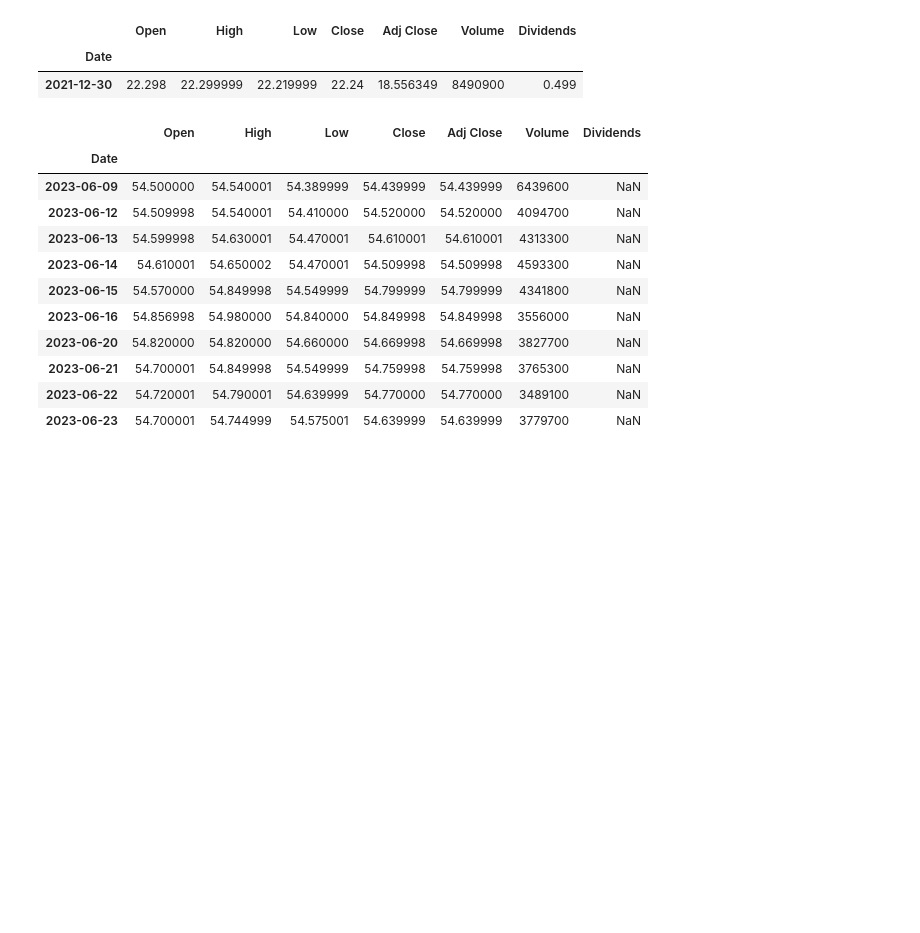
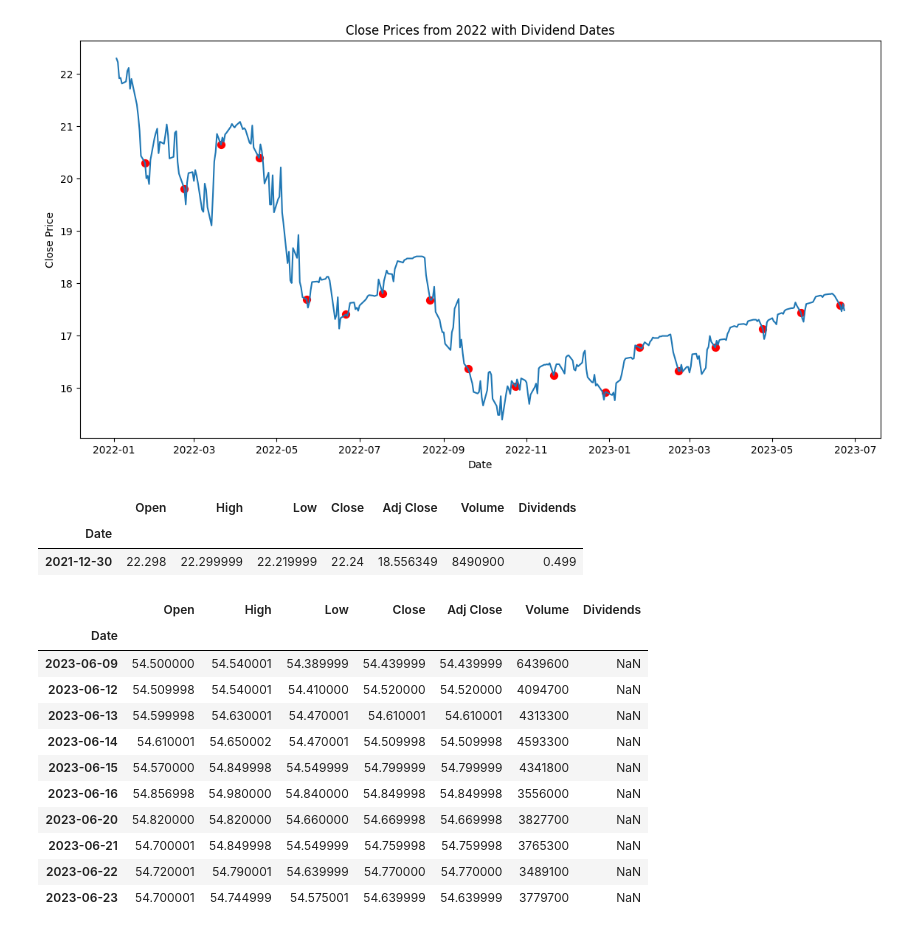
Before and after one commit to tourbut/FinTour, a Jupyter notebook: 배당주분석/qyld.ipynb, the cells around one changed output. Drawn from its saved outputs; the diff is of its cells as text; code cells hidden in the pictures; blank space fills up the shorter version.

```diff
--- a/배당주분석/qyld.ipynb
+++ b/배당주분석/qyld.ipynb
@@ -30,3 +29,26 @@ ax2 = plt.plot(qyld['Dividends'], color="red", label="Dividends",marker='o')
+# %%
+# Filter data from 2022-01-01
+df_qyld_2022 = qyld[qyld['Date'] >= '2022-01-01']
+
+# Find dates with dividends
+dividend_dates_2022 = df_qyld_2022[df_qyld_2022['Dividends'].notna()]['Date']
+
+# Plot close prices
+plt.figure(figsize=(14, 7))
+plt.plot(df_qyld_2022['Date'], df_qyld_2022['Close'])
+
+# Add larger red dots for dividend dates
+for date in dividend_dates_2022:
+    close_value = df_qyld_2022[df_qyld_2022['Date'] == date]['Close'].values
+    if close_value.size > 0:
+        plt.scatter(date, close_value[0], color='red', s=50)
+
+plt.title('Close Prices from 2022 with Dividend Dates')
+plt.xlabel('Date')
+plt.ylabel('Close Price')
+plt.show()
+# %% [output]
+[figure, added]
 # %%
 qyld[qyld['Dividends'] >= 0.4]
 # %% [output]
```
Also changed, not shown: parts of 2 cells of this notebook, 2 other files.
